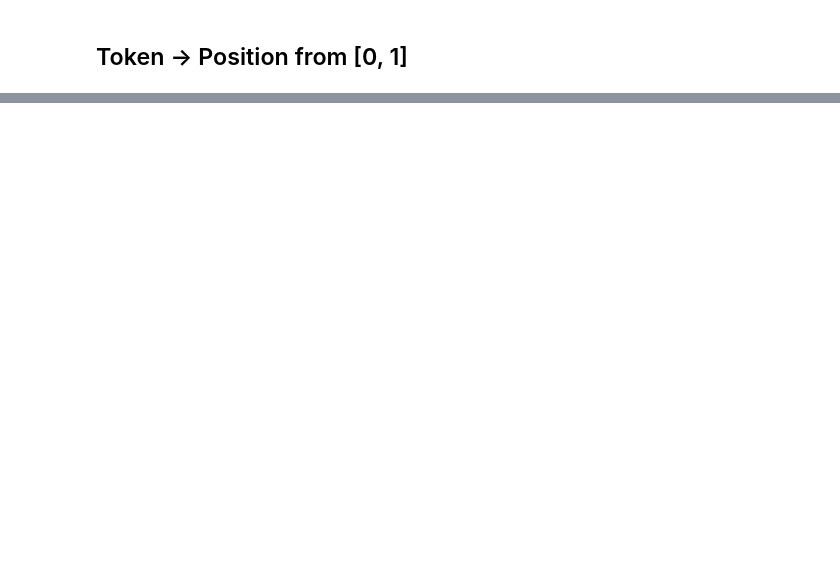
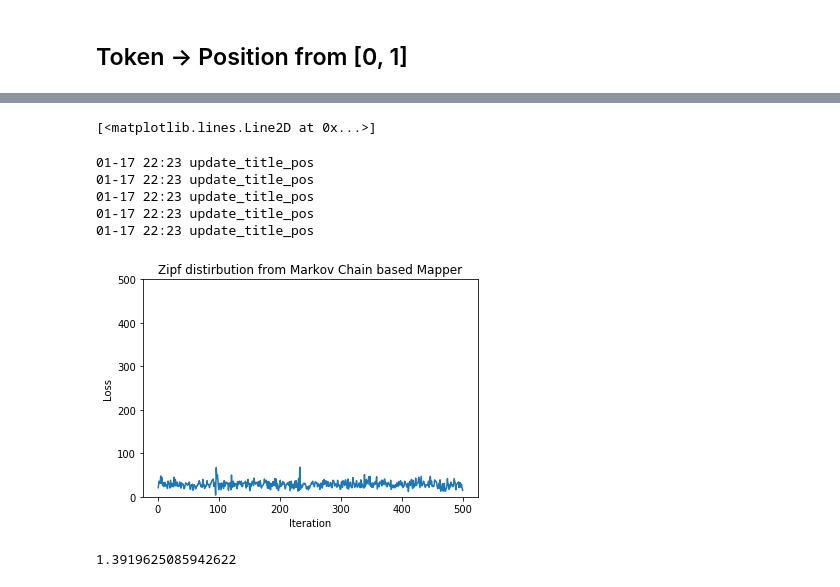
Before and after one commit to q0115643/arithmetic-hash, a Jupyter notebook: Untitled.ipynb, the cells around one changed output, grey strips where cells are left out. Drawn from its saved outputs; the diff is of its cells as text; code cells hidden in the pictures; blank space fills up the shorter version.

```diff
--- a/Untitled.ipynb
+++ b/Untitled.ipynb
@@ -37,8 +56,8 @@ import torch
 
 logging.basicConfig(level=logging.DEBUG, format='%(asctime)s %(message)s', datefmt='%m-%d %H:%M', stream=sys.stdout)
 using_GPU = torch.cuda.is_available()
-train_tokens_fp = './data/train_tokens.txt'
-test_tokens_fp = './data/test_tokens.txt'
+train_tokens_fp = './data/'+ corpus + '/train_tokens.txt'
+test_tokens_fp = './data/'+ corpus +'/test_tokens.txt'
 hidden_dim = 64
 # %%
 char_probs = []
@@ -180,8 +244,16 @@ import matplotlib.pyplot as plt
 # %%
 plt.figure()
 plt.title("Zipf distirbution from Markov Chain based Mapper")
 zipf_xrange = [i+1 for i in list(range(500))]
 plt.xlabel("Iteration")
 plt.ylabel("Loss")
-plt.ylim(top=600)
+plt.ylim(top=y_limit)
 plt.plot(zipf_xrange, cnt_per_node)
+# %% [output]
+[<matplotlib.lines.Line2D at 0x...>]
+01-17 22:23 update_title_pos
+01-17 22:23 update_title_pos
+01-17 22:23 update_title_pos
+01-17 22:23 update_title_pos
+01-17 22:23 update_title_pos
+[figure, added]
@@ -196,3 +260,8 @@ print(std_dev)
+# %%
+std_dev = get_stddev(num_node, len(test_tokens), cnt_per_node)
+print(std_dev)
+# %% [output]
+1.3919625085942622
 # %%
 cnt_per_node = [0] * num_node
 for token in tqdm(test_tokens):
```
Also changed, not shown: parts of 19 cells of this notebook, 20 other files.
